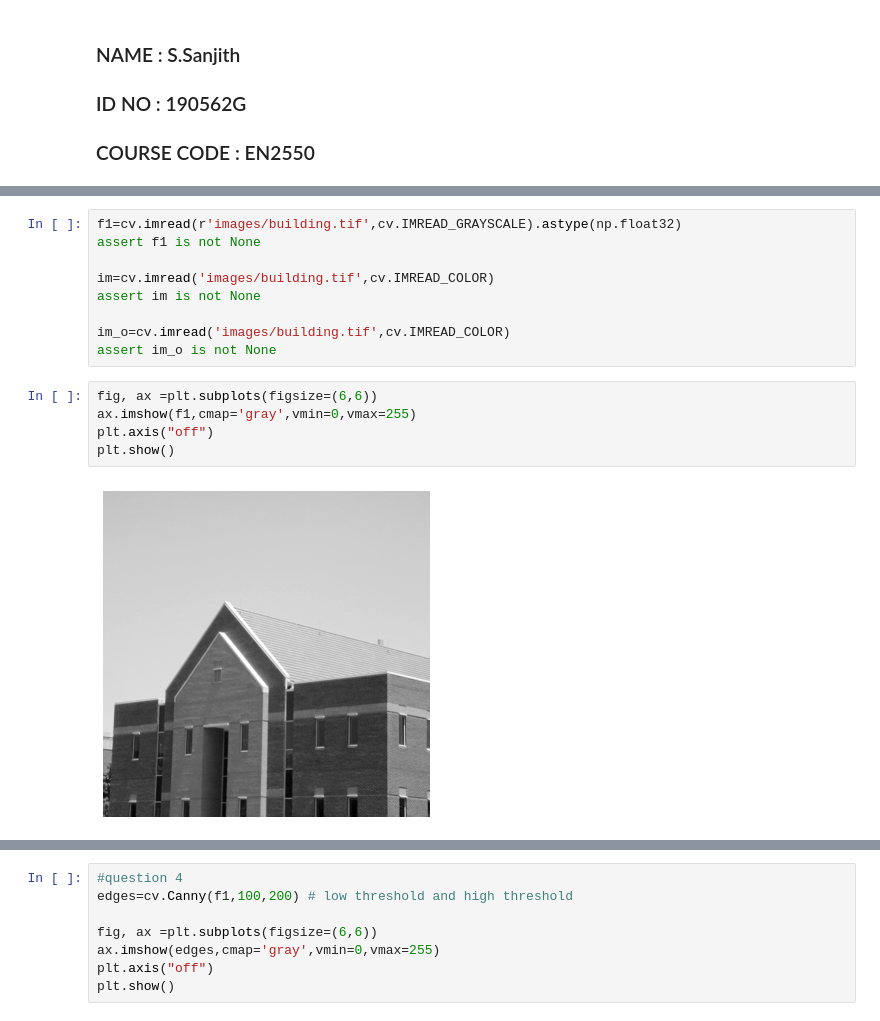
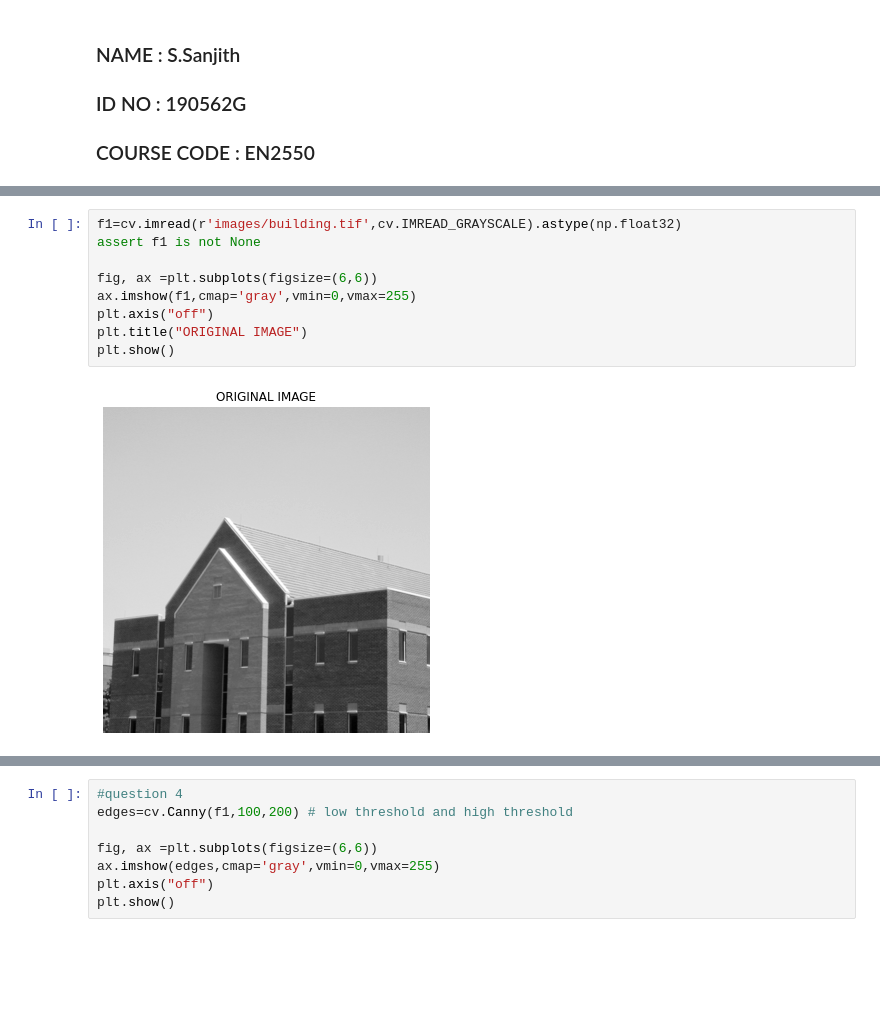
Before and after one commit to sanjith1999/EN2550-Assignments, a Jupyter notebook: Exercises/e4.ipynb, the cells around one changed output, grey strips where cells are left out. Drawn from its saved outputs; the diff is of its cells as text; blank space fills up the shorter version.

```diff
--- a/Exercises/e4.ipynb
+++ b/Exercises/e4.ipynb
@@ -45,18 +45,13 @@ plt.show()
-# %%
-f1=cv.imread(r'images/building.tif',cv.IMREAD_GRAYSCALE).astype(np.float32)
-assert f1 is not None
-
-im=cv.imread('images/building.tif',cv.IMREAD_COLOR)
-assert im is not None
-
-im_o=cv.imread('images/building.tif',cv.IMREAD_COLOR)
-assert im_o is not None
 # %%
+f1=cv.imread(r'images/building.tif',cv.IMREAD_GRAYSCALE).astype(np.float32)
+assert f1 is not None
+
 fig, ax =plt.subplots(figsize=(6,6))
 ax.imshow(f1,cmap='gray',vmin=0,vmax=255)
 plt.axis("off")
+plt.title("ORIGINAL IMAGE")
 plt.show()
 # %% [output]
-[figure, old version]
+[figure, new version]
 # %%
 #question 2 : Harris Corner Detector
```
Also changed, not shown: parts of 4 cells of this notebook, 12 other files.
